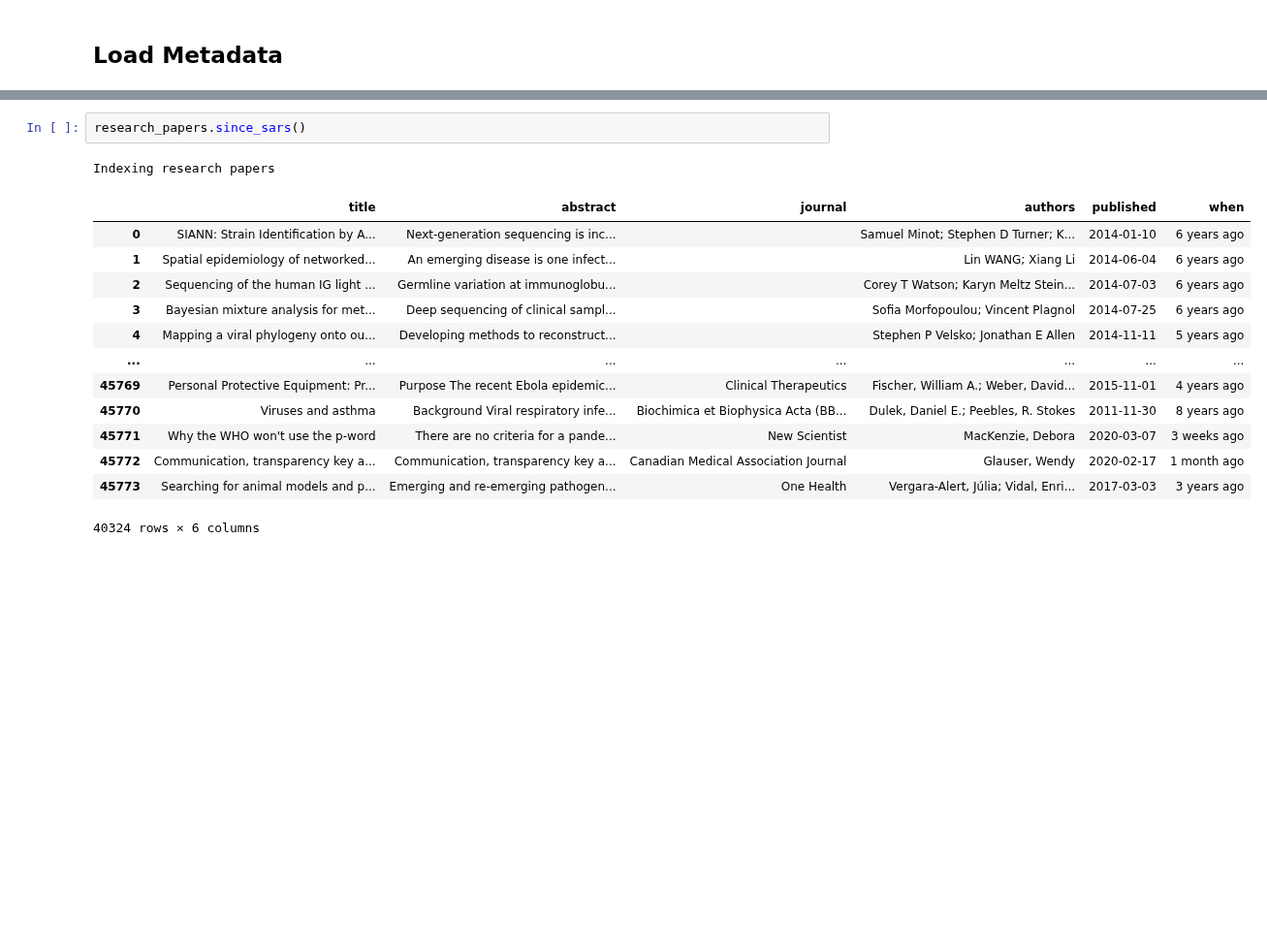
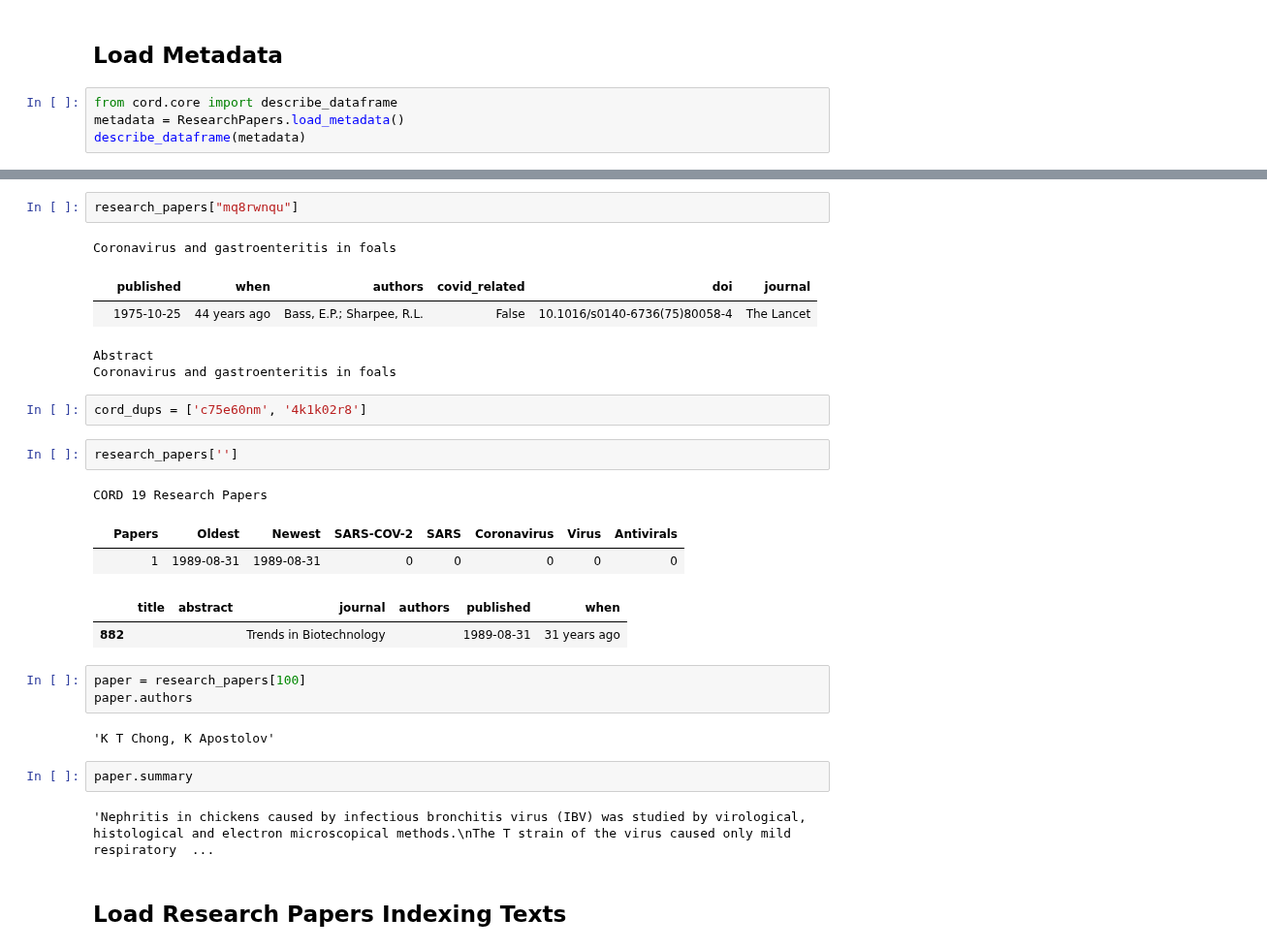
Before and after one commit to dgunning/cord19, a Jupyter notebook: MetadataAnalysis.ipynb, the cells around one changed output, grey strips where cells are left out. Shown at 97% size. Saved outputs shown, nothing was run; the diff lists cells and outputs as text; blank space fills up the shorter version.

```diff
--- a/MetadataAnalysis.ipynb
+++ b/MetadataAnalysis.ipynb
@@ -17,3 +17,7 @@ data_path = Path('data') / 'CORD-19-research-challenge'
 metadata_path = PurePath(data_path) / 'metadata.csv'
 # %% [markdown]
 ## Load Metadata
+# %%
+from cord.core import describe_dataframe
+metadata = ResearchPapers.load_metadata()
+describe_dataframe(metadata)
@@ -30,17 +74,29 @@ Finished Indexing in 36.0 seconds
+# %%
+research_papers["mq8rwnqu"]
+# %% [output]
+Coronavirus and gastroenteritis in foals
+|  | published | when | authors | covid_related | doi | journal |
+|  | 1975-10-25 | 44 years ago | Bass, E.P.; Sharpee, R.L. | False | 10.1016/s0140-6736(75)80058-4 | The Lancet |
+Abstract
+Coronavirus and gastroenteritis in foals
+# %%
+cord_dups = ['c75e60nm', '4k1k02r8']
 # %%
-research_papers.since_sars()
+research_papers['']
 # %% [output]
-Indexing research papers
+CORD 19 Research Papers
-|  | title | abstract | journal | authors | published | when |
-| 0 | SIANN: Strain Identification by A... | Next-generation sequencing is inc... |  | Samuel Minot; Stephen D Turner; K... | 2014-01-10 | 6 years ago |
-| 1 | Spatial epidemiology of networked... | An emerging disease is one infect... |  | Lin WANG; Xiang Li | 2014-06-04 | 6 years ago |
-| 2 | Sequencing of the human IG light ... | Germline variation at immunoglobu... |  | Corey T Watson; Karyn Meltz Stein... | 2014-07-03 | 6 years ago |
-| 3 | Bayesian mixture analysis for met... | Deep sequencing of clinical sampl... |  | Sofia Morfopoulou; Vincent Plagnol | 2014-07-25 | 6 years ago |
-| 4 | Mapping a viral phylogeny onto ou... | Developing methods to reconstruct... |  | Stephen P Velsko; Jonathan E Allen | 2014-11-11 | 5 years ago |
-| ... | ... | ... | ... | ... | ... | ... |
-| 45769 | Personal Protective Equipment: Pr... | Purpose The recent Ebola epidemic... | Clinical Therapeutics | Fischer, William A.; Weber, David... | 2015-11-01 | 4 years ago |
-| 45770 | Viruses and asthma | Background Viral respiratory infe... | Biochimica et Biophysica Acta (BB... | Dulek, Daniel E.; Peebles, R. Stokes | 2011-11-30 | 8 years ago |
-| 45771 | Why the WHO won't use the p-word | There are no criteria for a pande... | New Scientist | MacKenzie, Debora | 2020-03-07 | 3 weeks ago |
-| 45772 | Communication, transparency key a... | Communication, transparency key a... | Canadian Medical Association Journal | Glauser, Wendy | 2020-02-17 | 1 month ago |
-| 45773 | Searching for animal models and p... | Emerging and re-emerging pathogen... | One Health | Vergara-Alert, Júlia; Vidal, Enri... | 2017-03-03 | 3 years ago |
+|  | Papers | Oldest | Newest | SARS-COV-2 | SARS | Coronavirus | Virus | Antivirals |
+|  | 1 | 1989-08-31 | 1989-08-31 | 0 | 0 | 0 | 0 | 0 |
-40324 rows × 6 columns
+|  | title | abstract | journal | authors | published | when |
+| 882 |  |  | Trends in Biotechnology |  | 1989-08-31 | 31 years ago |
+# %%
+paper = research_papers[100]
+paper.authors
+# %% [output]
+'K T Chong, K Apostolov'
+# %%
+paper.summary
+# %% [output]
+'Nephritis in chickens caused by infectious bronchitis virus (IBV) was studied by virological, histological and electron microscopical methods.\nThe T strain of the virus caused only mild respiratory  ...
+# %% [markdown]
+## Load Research Papers Indexing Texts
```
Also changed, not shown: parts of 6 cells of this notebook, 18 other files.
